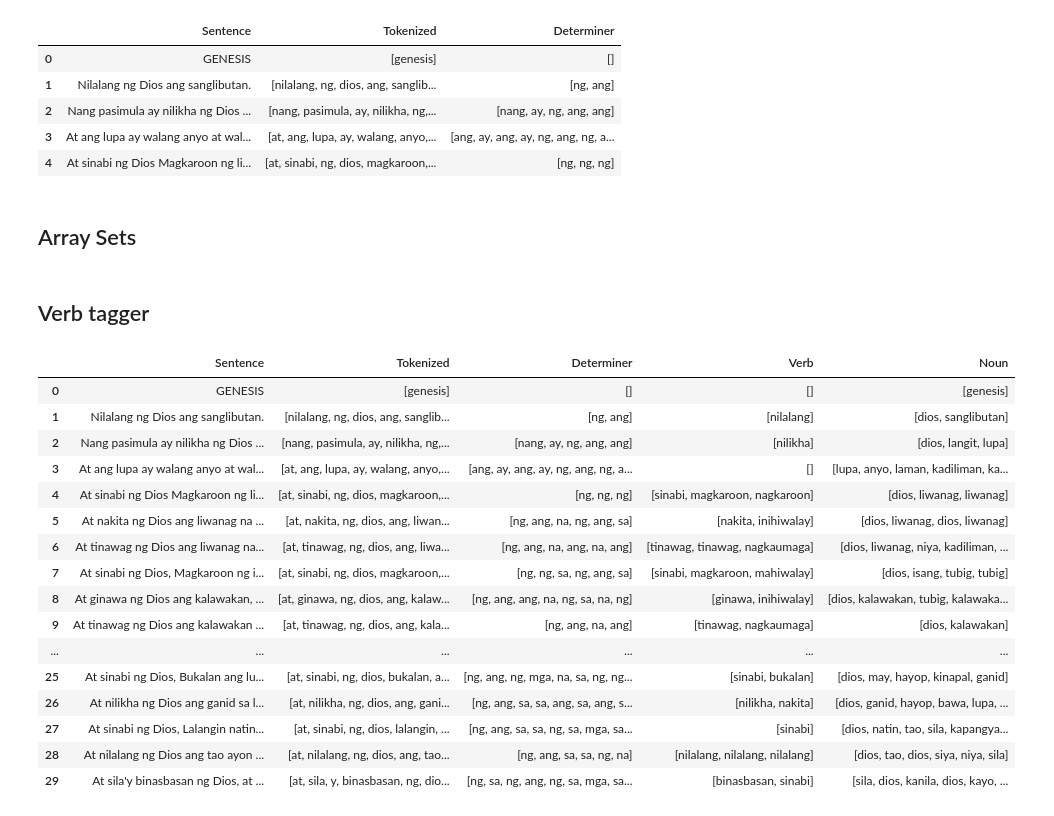
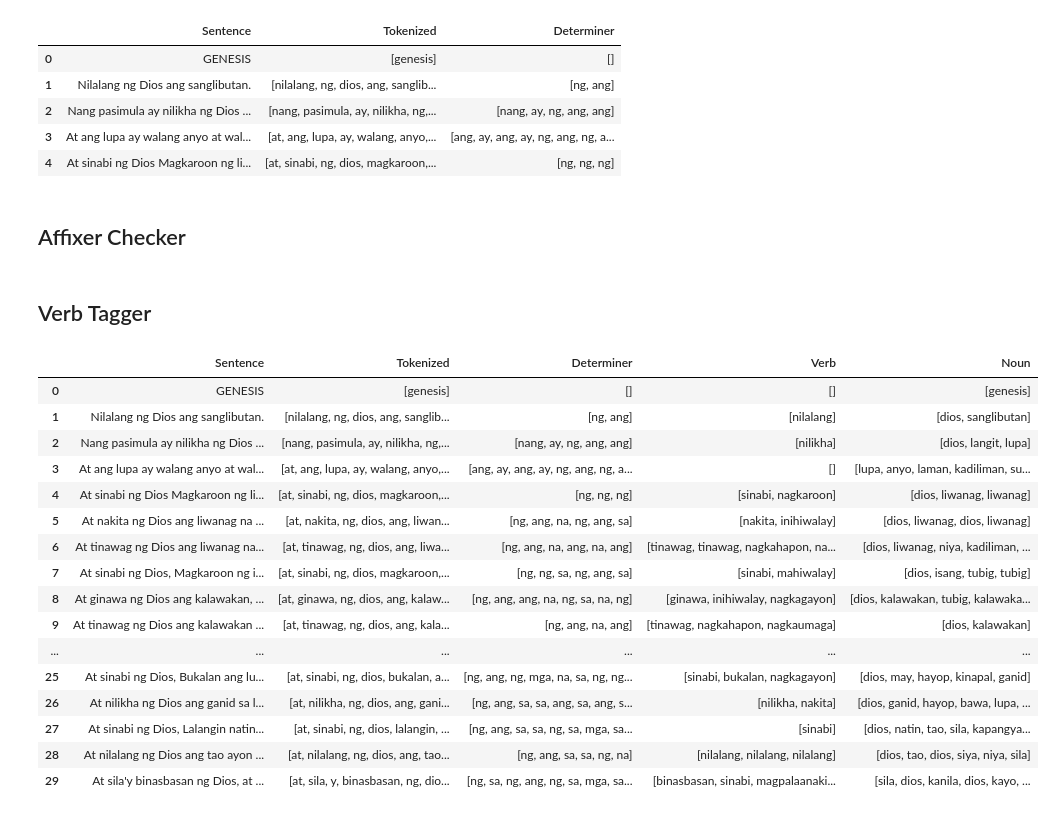
Before and after one commit to JakeCob/Ilokano-to-Tagalog-Machince-Translation, a Jupyter notebook: post.ipynb, the cells around one changed output. Saved outputs shown, nothing was run; the diff lists cells and outputs as text; code cells hidden in the pictures.

Commit message:
Draft 11. Added an Affixer Checker

```diff
--- a/post.ipynb
+++ b/post.ipynb
@@ -128,8 +90,6 @@ dict_sm_tl.head()
 | 2 | Nang pasimula ay nilikha ng Dios ... | [nang, pasimula, ay, nilikha, ng,... | [nang, ay, ng, ang, ang] |
 | 3 | At ang lupa ay walang anyo at wal... | [at, ang, lupa, ay, walang, anyo,... | [ang, ay, ang, ay, ng, ang, ng, a... |
 | 4 | At sinabi ng Dios Magkaroon ng li... | [at, sinabi, ng, dios, magkaroon,... | [ng, ng, ng] |
-# %% [markdown]
-## Array Sets
 # %%
 """
     Affixes
@@ -195,3 +155,7 @@ noun_dtmn_list = ["ang", "ng", "mga", "si", "ay"] # Noun Determiners
 adv_dtmn_list = ["nang"]
 
 prepo_dtmn_list = ["sa"]
+
+vowels = ['a', 'e', 'i', 'o', 'u']
+# %% [markdown]
+## Affixer Checker
@@ -198,7 +211,7 @@ prepo_dtmn_list = ["sa"]
 # %% [markdown]
-## Verb tagger
+## Verb Tagger
 # %%
-def tag_verb(sentence, prefix_list, infix_list, suffix_list, dtmn_list, prepo_list, pronoun_list):
+def tag_verb(sentence, dtmn_list, prepo_list, pronoun_list):
     """
     This function tags if the specific word in the sentence is a verb, and extracts it.
     """
@@ -207,67 +220,83 @@ def tag_verb(sentence, prefix_list, infix_list, suffix_list, dtmn_list, prepo_li
     verb = [word for word in sentence if word in verb_list]
     """
     verb = []
+    word = ""
     prev_word = ""
+    prev2_word = ""
 
     for word in sentence:
         isDone = False
+        hasAffixes = False
 
         try:
             next_word = sentence[sentence.index(word) + 1]
         except (ValueError, IndexError):
             next_word = None
 
+        """
+        getting the previous after the previous word
+        """
+
         if word not in (dtmn_list + prepo_list + pronoun_list):
             if prev_word not in (noun_dtmn_list + adv_dtmn_list + prepo_dtmn_list):
-                if next_word in noun_dtmn_list:
-                    for prefix in prefix_list:
-                        if word.startswith(prefix) and not isDone:
-                            verb.append(word)
-                            isDone = True
-                    for infix in infix_list:
-                        if word.__contains__(infix) and not isDone:
-                            verb.append(word)
-                            isDone = True
-                    for suffix in suffix_list:
+                if next_word in (noun_dtmn_list):
+                    """
+                    if the previous word is not in the noun, adverb, and preposition determiner and
+                    the next word is a noun determiner
+                    """
+                    hasAffixes = check_affixes(word, prev2_word, prev_word, next_word, PREFIX_SET, INFIX_SET, SUFFIX_SET, isDone, hasAffixes)
+
+                    if hasAffixes:
                         """
-                        words ending with 'ang' are adverbs and after the adverbs are the nouns
+                        if the current word has an affix, then it is a verb
                         """
-                        if word.endswith(suffix) and not isDone and not word.endswith("ang") and not prev_word.endswith("ang"):
-                            verb.append(word)
-                            isDone = True
+                        verb.append(word)
+                        isDone = True
 
-            if prev_word == "ay" and next_word == "ng":
+            if prev_word == "ay" and next_word in ("ng", "sa", "nang") and not isDone:
                 """
-                if the previous word is 'ay' and the next word is 'ng', then it is a verb
+                if the previous word is 'ay' and the next word is 'ng' or 'sa', then it is a verb
+                """
+                verb.append(word)
+                isDone = True
+
+            if word[:5] in ("magpa", "nagka") and not isDone:
+                """
+                if the first five characters of a word start with "magpa" or "nagka", then it is a verb
                 """
                 verb.append(word)
                 isDone = True
 
         prev_word = word
 
+        try:
+            prev2_word = sentence[sentence.index(word) - 1]
+        except (ValueError, IndexError):
+            prev2_word = None
+
     return verb
 # end of function
 
-dict_sm_tl['Verb'] = dict_sm_tl['Tokenized'].apply(lambda x: tag_verb(x, PREFIX_SET, INFIX_SET, SUFFIX_SET, parsed_tl_dtmn, PREPO_SET, PER_PRONOUN))
+dict_sm_tl['Verb'] = dict_sm_tl['Tokenized'].apply(lambda x: tag_verb(x, parsed_tl_dtmn, PREPO_SET, PER_PRONOUN))
 dict_sm_tl.head(30)
 # %% [output]
 |  | Sentence | Tokenized | Determiner | Verb | Noun |
 | 0 | GENESIS | [genesis] | [] | [] | [genesis] |
 | 1 | Nilalang ng Dios ang sanglibutan. | [nilalang, ng, dios, ang, sanglib... | [ng, ang] | [nilalang] | [dios, sanglibutan] |
 | 2 | Nang pasimula ay nilikha ng Dios ... | [nang, pasimula, ay, nilikha, ng,... | [nang, ay, ng, ang, ang] | [nilikha] | [dios, langit, lupa] |
-| 3 | At ang lupa ay walang anyo at wal... | [at, ang, lupa, ay, walang, anyo,... | [ang, ay, ang, ay, ng, ang, ng, a... | [] | [lupa, anyo, laman, kadiliman, ka... |
-| 4 | At sinabi ng Dios Magkaroon ng li... | [at, sinabi, ng, dios, magkaroon,... | [ng, ng, ng] | [sinabi, magkaroon, nagkaroon] | [dios, liwanag, liwanag] |
+| 3 | At ang lupa ay walang anyo at wal... | [at, ang, lupa, ay, walang, anyo,... | [ang, ay, ang, ay, ng, ang, ng, a... | [] | [lupa, anyo, laman, kadiliman, su... |
+| 4 | At sinabi ng Dios Magkaroon ng li... | [at, sinabi, ng, dios, magkaroon,... | [ng, ng, ng] | [sinabi, nagkaroon] | [dios, liwanag, liwanag] |
 | 5 | At nakita ng Dios ang liwanag na ... | [at, nakita, ng, dios, ang, liwan... | [ng, ang, na, ng, ang, sa] | [nakita, inihiwalay] | [dios, liwanag, dios, liwanag] |
-| 6 | At tinawag ng Dios ang liwanag na... | [at, tinawag, ng, dios, ang, liwa... | [ng, ang, na, ang, na, ang] | [tinawag, tinawag, nagkaumaga] | [dios, liwanag, niya, kadiliman, ... |
-| 7 | At sinabi ng Dios, Magkaroon ng i... | [at, sinabi, ng, dios, magkaroon,... | [ng, ng, sa, ng, ang, sa] | [sinabi, magkaroon, mahiwalay] | [dios, isang, tubig, tubig] |
-| 8 | At ginawa ng Dios ang kalawakan, ... | [at, ginawa, ng, dios, ang, kalaw... | [ng, ang, ang, na, ng, sa, na, ng] | [ginawa, inihiwalay] | [dios, kalawakan, tubig, kalawaka... |
-| 9 | At tinawag ng Dios ang kalawakan ... | [at, tinawag, ng, dios, ang, kala... | [ng, ang, na, ang] | [tinawag, nagkaumaga] | [dios, kalawakan] |
+| 6 | At tinawag ng Dios ang liwanag na... | [at, tinawag, ng, dios, ang, liwa... | [ng, ang, na, ang, na, ang] | [tinawag, tinawag, nagkahapon, na... | [dios, liwanag, niya, kadiliman, ... |
+| 7 | At sinabi ng Dios, Magkaroon ng i... | [at, sinabi, ng, dios, magkaroon,... | [ng, ng, sa, ng, ang, sa] | [sinabi, mahiwalay] | [dios, isang, tubig, tubig] |
+| 8 | At ginawa ng Dios ang kalawakan, ... | [at, ginawa, ng, dios, ang, kalaw... | [ng, ang, ang, na, ng, sa, na, ng] | [ginawa, inihiwalay, nagkagayon] | [dios, kalawakan, tubig, kalawaka... |
+| 9 | At tinawag ng Dios ang kalawakan ... | [at, tinawag, ng, dios, ang, kala... | [ng, ang, na, ang] | [tinawag, nagkahapon, nagkaumaga] | [dios, kalawakan] |
 | ... | ... | ... | ... | ... | ... |
-| 25 | At sinabi ng Dios, Bukalan ang lu... | [at, sinabi, ng, dios, bukalan, a... | [ng, ang, ng, mga, na, sa, ng, ng... | [sinabi, bukalan] | [dios, may, hayop, kinapal, ganid] |
+| 25 | At sinabi ng Dios, Bukalan ang lu... | [at, sinabi, ng, dios, bukalan, a... | [ng, ang, ng, mga, na, sa, ng, ng... | [sinabi, bukalan, nagkagayon] | [dios, may, hayop, kinapal, ganid] |
 | 26 | At nilikha ng Dios ang ganid sa l... | [at, nilikha, ng, dios, ang, gani... | [ng, ang, sa, sa, ang, sa, ang, s... | [nilikha, nakita] | [dios, ganid, hayop, bawa, lupa, ... |
 | 27 | At sinabi ng Dios, Lalangin natin... | [at, sinabi, ng, dios, lalangin, ... | [ng, ang, sa, sa, ng, sa, mga, sa... | [sinabi] | [dios, natin, tao, sila, kapangya... |
 | 28 | At nilalang ng Dios ang tao ayon ... | [at, nilalang, ng, dios, ang, tao... | [ng, ang, sa, sa, ng, na] | [nilalang, nilalang, nilalang] | [dios, tao, dios, siya, niya, sila] |
-| 29 | At sila'y binasbasan ng Dios, at ... | [at, sila, y, binasbasan, ng, dio... | [ng, sa, ng, ang, ng, sa, mga, sa... | [binasbasan, sinabi] | [sila, dios, kanila, dios, kayo, ... |
+| 29 | At sila'y binasbasan ng Dios, at ... | [at, sila, y, binasbasan, ng, dio... | [ng, sa, ng, ang, ng, sa, mga, sa... | [binasbasan, sinabi, magpalaanaki... | [sila, dios, kanila, dios, kayo, ... |
 # %%
 def tag_noun(sentence, per_noun_list):
     """
```
Also changed, not shown: parts of 5 cells of this notebook.
